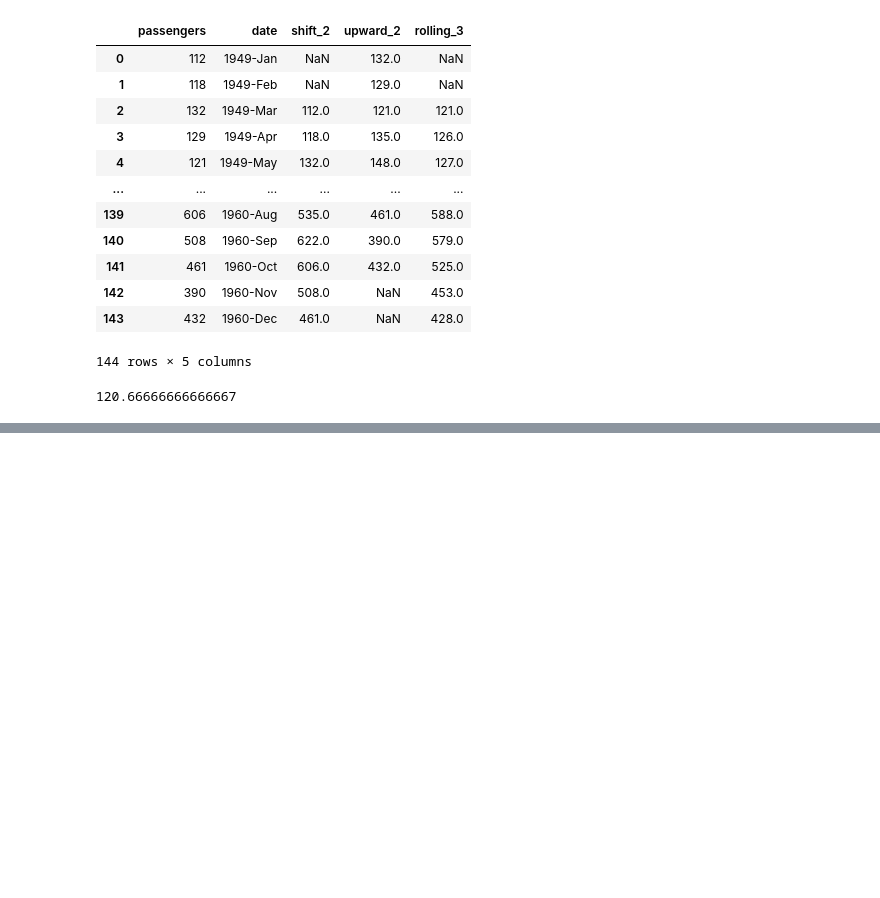
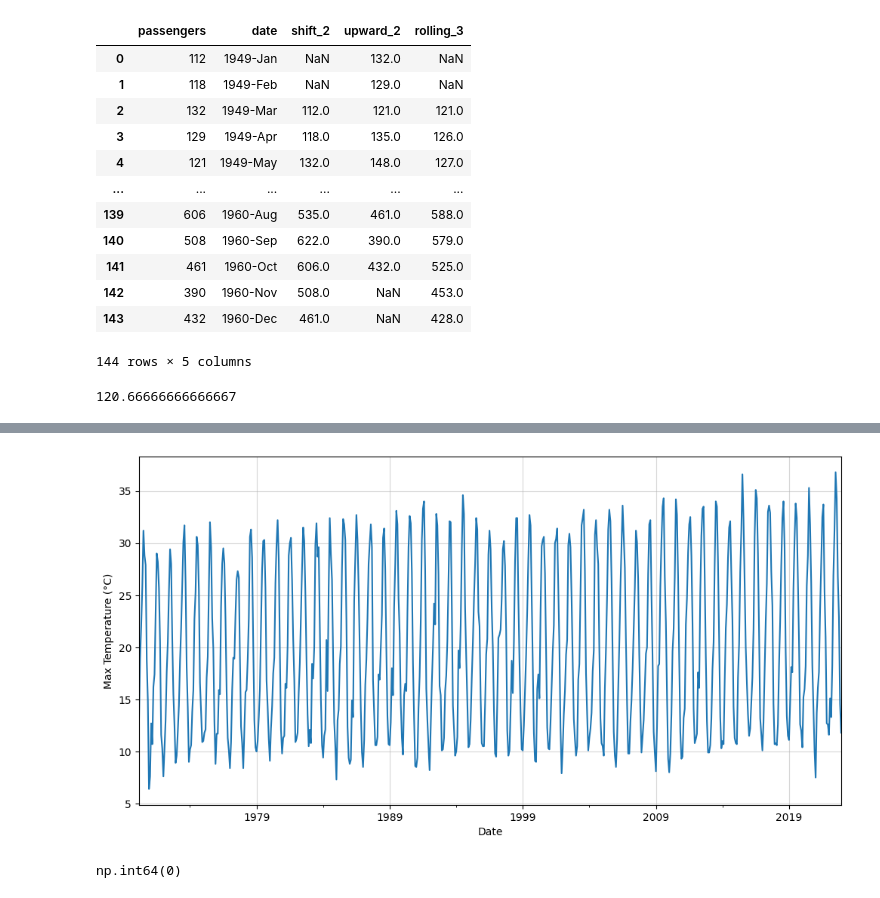
Before and after one commit to pranav2695/ML_Mastery, a Jupyter notebook: 01_Supervised/TimeSeries/Medium-Articles/Basic.ipynb, the cells around one changed output, grey strips where cells are left out. Drawn from its saved outputs; the diff is of its cells as text; code cells hidden in the pictures; blank space fills up the shorter version.

```diff
--- a/01_Supervised/TimeSeries/Medium-Articles/Basic.ipynb
+++ b/01_Supervised/TimeSeries/Medium-Articles/Basic.ipynb
@@ -111,0 +132,7 @@ df_rolling
+# %%
+from meteostat import Point, Monthly
+start = datetime.datetime(1970, 3, 1)
+end = datetime.datetime(2022, 12, 31)
+location = Point(40.416775, -3.703790)
+df_madrid = Monthly(location, start, end).fetch()
+df_madrid.head()
@@ -111,0 +147,13 @@ df_rolling
+# %%
+df_temp_max = df_madrid['tmax'].copy()
+df_temp_max.plot(figsize=(12,6))
+plt.grid(alpha=0.5)
+plt.xlabel('Date')
+plt.ylabel('Max Temperature (°C)')
+plt.show()
+# %% [output]
+[figure, added]
+# %%
+df_temp_max.isna().sum()
+# %% [output]
+np.int64(0)
```
Also changed, not shown: parts of 9 cells of this notebook, 1 other file.
